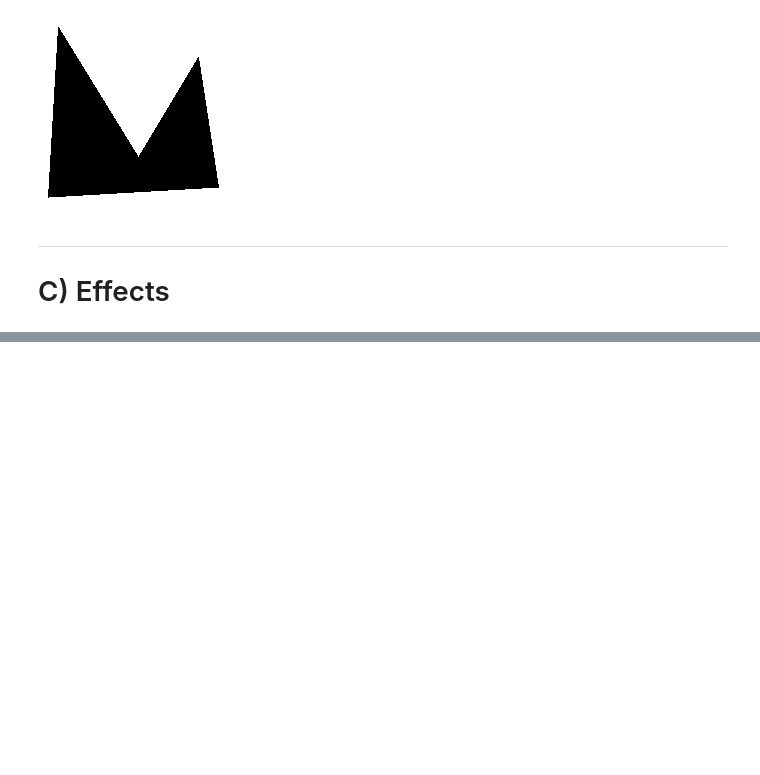
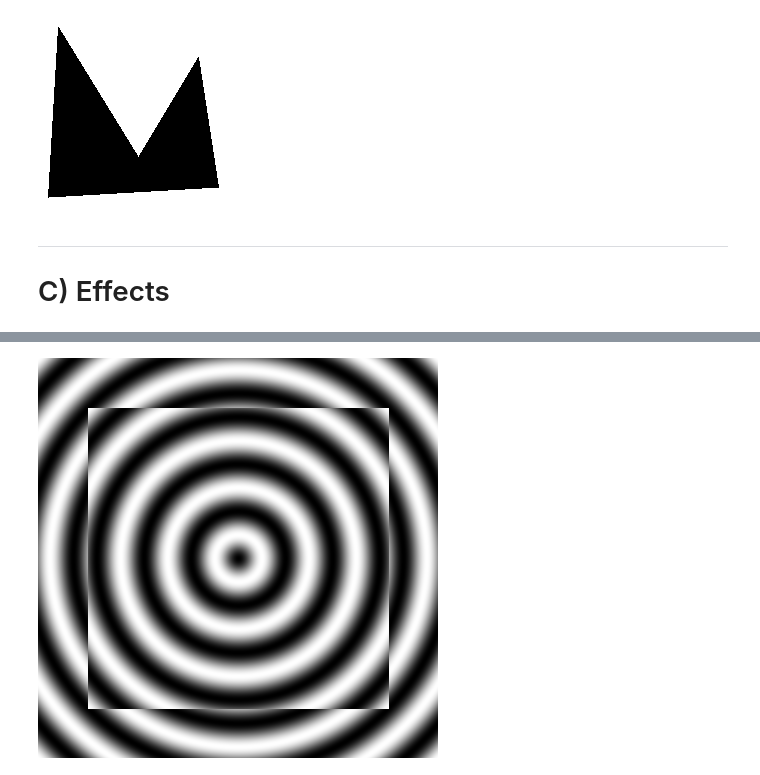
Before and after one commit to effa/iv122, a Jupyter notebook: 04-bitmap-graphics.ipynb, the cells around one changed output, grey strips where cells are left out. Cells and saved outputs as stored; diff of their text form; code cells hidden in the pictures; blank space fills up the shorter version.

```diff
--- a/04-bitmap-graphics.ipynb
+++ b/04-bitmap-graphics.ipynb
@@ -229,0 +245,24 @@ polygon(path)
+# %%
+def square_in_waves(n_waves, side=300, size=400):
+    def in_square(x, y):
+        # Assumes transformed coordiantes with origin in the center.
+        halfside = side / 2
+        return abs(x) <= halfside and abs(y) <= halfside
+
+    mid = size / 2
+    max_r = sqrt(2) * size / 2
+    im = Image.new('RGB', (size, size), color='white')
+    for ix in range(size):
+        for iy in range(size):
+            x, y = ix-mid, iy-mid
+            r = sqrt(x**2 + y**2)
+            intensity = (1 + cos(2*pi * n_waves * r / max_r)) / 2
+            if in_square(x, y):
+                intensity = 1 - intensity
+            color = tuple(int(intensity*255) for _ in range(3))
+            im.putpixel((ix, iy), color)
+    return im
+
+square_in_waves(n_waves=6, side=300, size=400)
+# %% [output]
+[figure, added]
```
Also changed, not shown: parts of 4 cells of this notebook.
